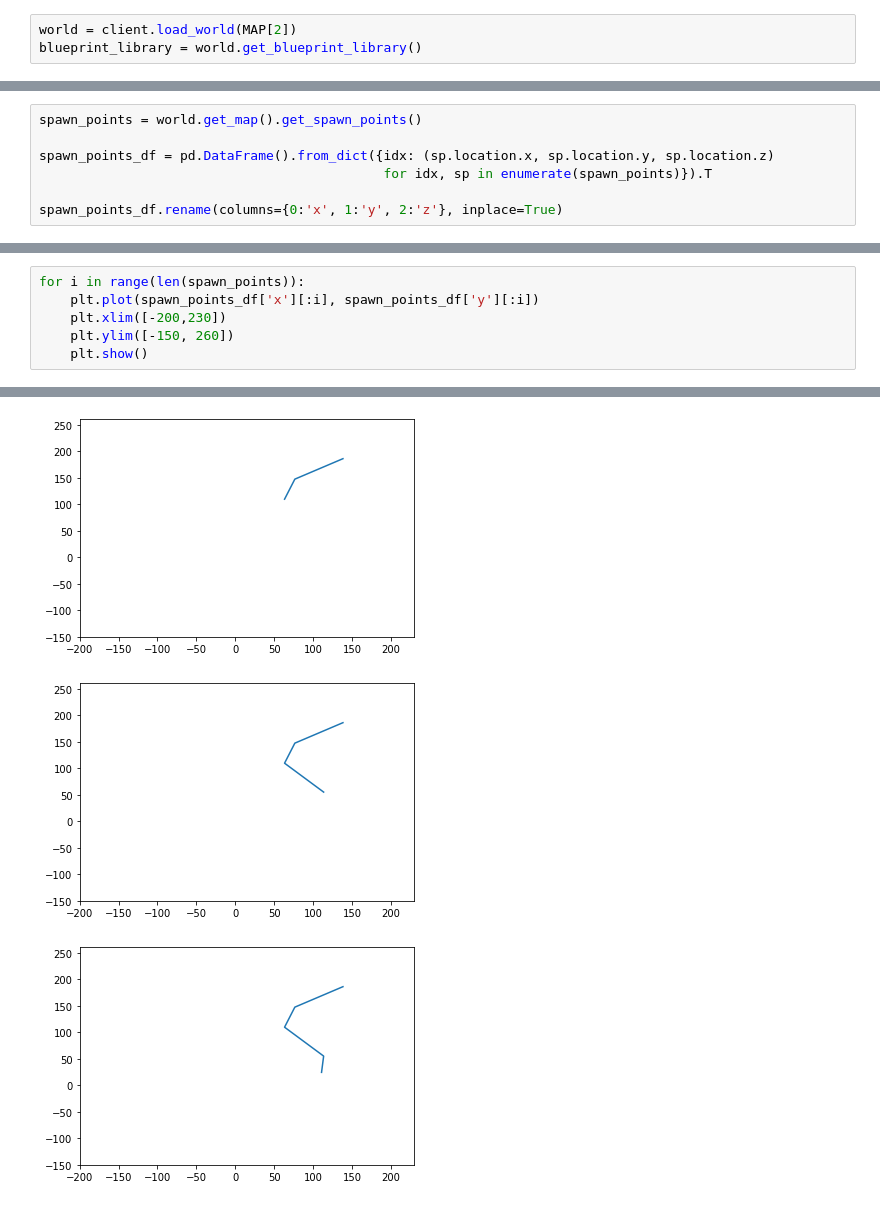
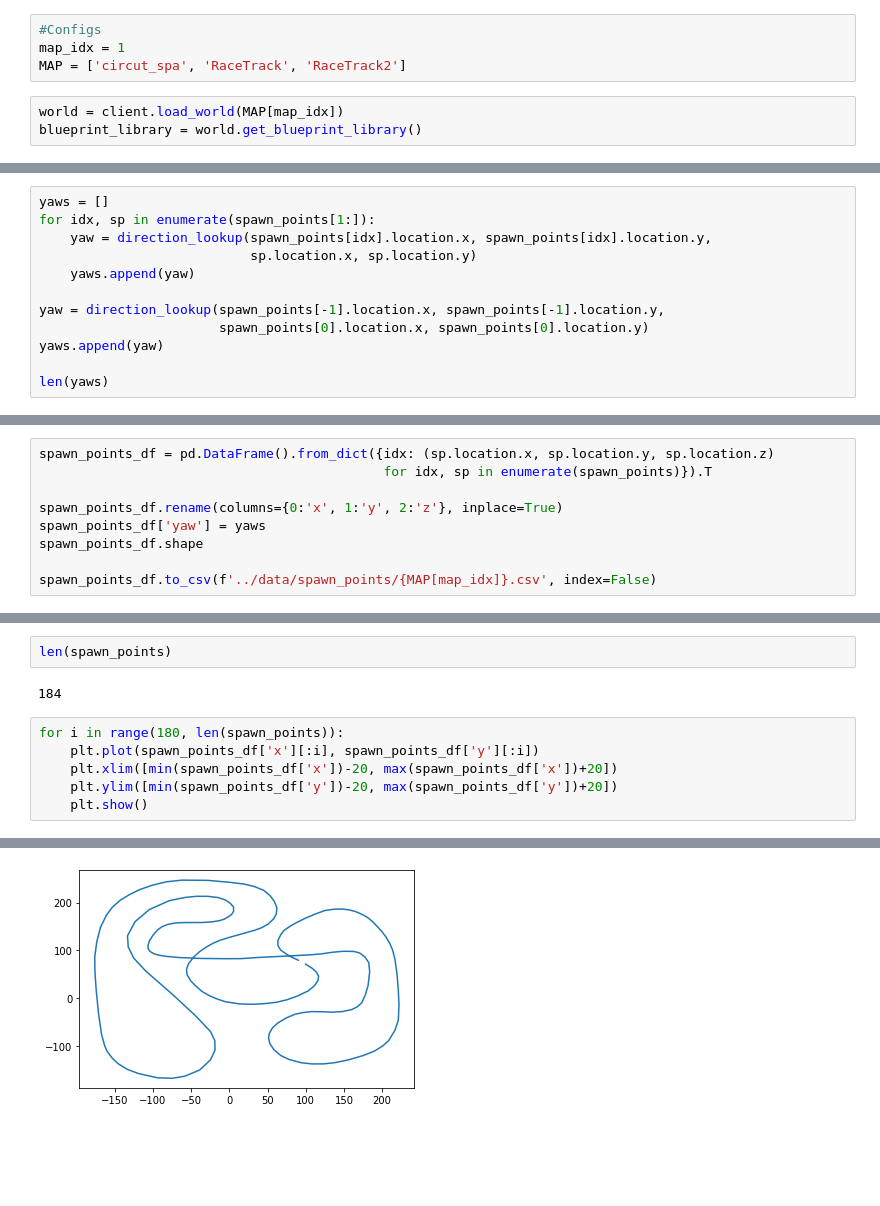
Before and after one commit to KsawerySmoczynski/carla_racetrack_BS, a Jupyter notebook: notebooks/14042020_setting_points.ipynb, the cells around one changed output, grey strips where cells are left out. Cells and saved outputs as stored; diff of their text form; blank space fills up the shorter version.

Commit message:
new_carla + points

```diff
--- a/notebooks/14042020_setting_points.ipynb
+++ b/notebooks/14042020_setting_points.ipynb
@@ -18,3 +28,7 @@ client.set_timeout(10.0) # seconds
+# %%
+#Configs
+map_idx = 1
+MAP = ['circut_spa', 'RaceTrack', 'RaceTrack2']
 # %%
-world = client.load_world(MAP[2])
+world = client.load_world(MAP[map_idx])
 blueprint_library = world.get_blueprint_library()
@@ -20,0 +37,12 @@ blueprint_library = world.get_blueprint_library()
+# %%
+yaws = []
+for idx, sp in enumerate(spawn_points[1:]):
+    yaw = direction_lookup(spawn_points[idx].location.x, spawn_points[idx].location.y,
+                           sp.location.x, sp.location.y)
+    yaws.append(yaw)
+
+yaw = direction_lookup(spawn_points[-1].location.x, spawn_points[-1].location.y,
+                       spawn_points[0].location.x, spawn_points[0].location.y)
+yaws.append(yaw)
+
+len(yaws)
@@ -21,7 +51,9 @@ blueprint_library = world.get_blueprint_library()
 # %%
-spawn_points = world.get_map().get_spawn_points()
-
 spawn_points_df = pd.DataFrame().from_dict({idx: (sp.location.x, sp.location.y, sp.location.z)
                                             for idx, sp in enumerate(spawn_points)}).T
 
 spawn_points_df.rename(columns={0:'x', 1:'y', 2:'z'}, inplace=True)
+spawn_points_df['yaw'] = yaws
+spawn_points_df.shape
+
+spawn_points_df.to_csv(f'../data/spawn_points/{MAP[map_idx]}.csv', index=False)
@@ -32,7 +60,11 @@ spawn_points_df.shape
+# %%
+len(spawn_points)
+# %% [output]
+184
 # %%
-for i in range(len(spawn_points)):
+for i in range(180, len(spawn_points)):
     plt.plot(spawn_points_df['x'][:i], spawn_points_df['y'][:i])
-    plt.xlim([-200,230])
-    plt.ylim([-150, 260])
+    plt.xlim([min(spawn_points_df['x'])-20, max(spawn_points_df['x'])+20])
+    plt.ylim([min(spawn_points_df['y'])-20, max(spawn_points_df['y'])+20])
     plt.show()
 # %% [output]
@@ -42,3 +74 @@ for i in range(len(spawn_points)):
-[figure, old version]
+[figure, new version]
-[figure, removed]
-[figure, removed]
```
Also changed, not shown: parts of 14 cells of this notebook, 2 other files.
